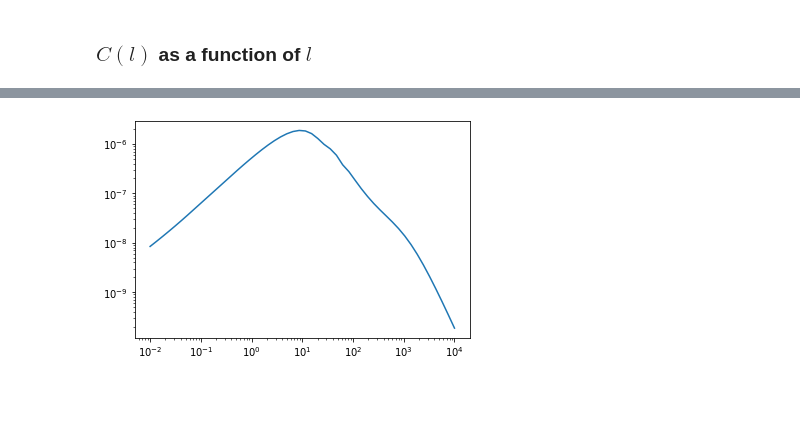
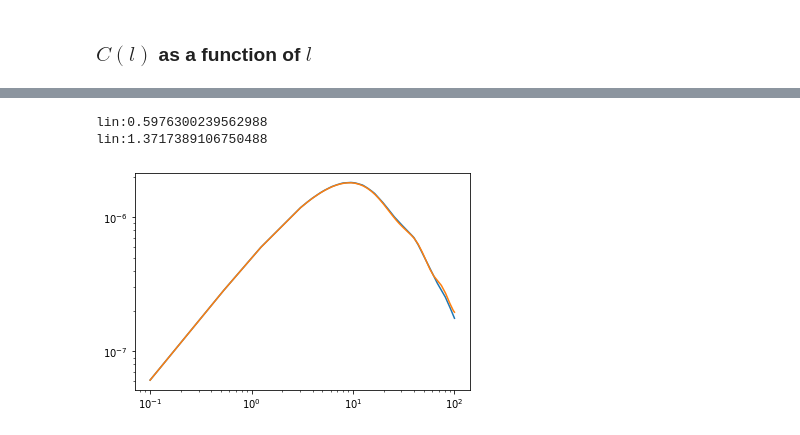
Before and after one commit to git-sunao/weaklensHSCY3Fisher, a Jupyter notebook: Untitled3.ipynb, the cells around one changed output, grey strips where cells are left out. Saved outputs shown, nothing was run; the diff lists cells and outputs as text; code cells hidden in the pictures; blank space fills up the shorter version.

```diff
--- a/Untitled3.ipynb
+++ b/Untitled3.ipynb
@@ -177,10 +188,16 @@ Wall time: 3.07 s
 # %%
 %%time
-l = np.logspace(-2, 4, 50)
-clgE = pk2cl.CgE('l1', 's1', l, model='nonlin', chi_bin=100)
+l = np.logspace(-1, 2, 1000)
 
 plt.figure()
+with hsc3x2pt.Time(message='lin'):
+    clgE = pk2cl.CgE('l1', 's1', l, model='lin')
+plt.loglog(l, clgE)
+with hsc3x2pt.Time(message='lin'):
+    clgE = pk2cl.CgE('l1', 's1', l, model='nonlin')
 plt.loglog(l, clgE)
 plt.show()
 # %% [output]
+lin:0.5976300239562988
+lin:1.3717389106750488
-[figure, old version]
+[figure, new version]
```
Also changed, not shown: parts of 35 cells of this notebook, 7 other files.
